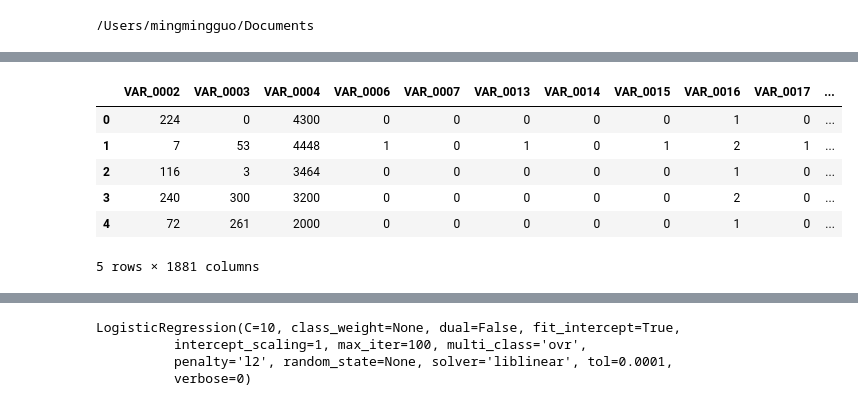
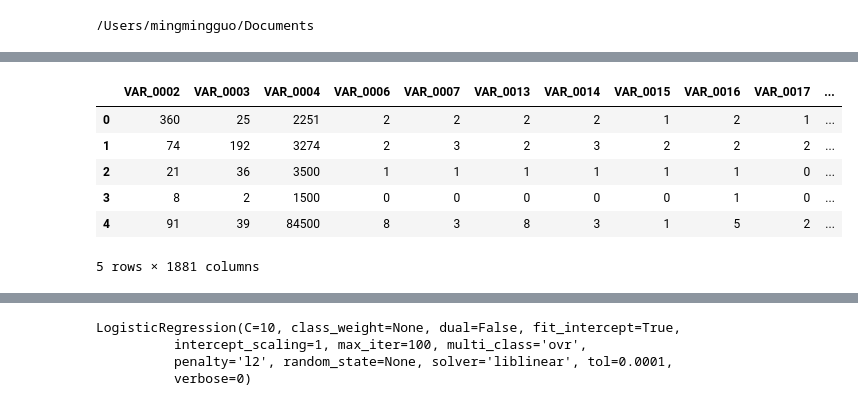
Before and after one commit to beervalley/Data-Science-Intensive, a Jupyter notebook: Kaggle_Capstone_Project/Market_Response_Project.ipynb, the cells around one changed output, grey strips where cells are left out. Cells and saved outputs as stored; diff of their text form; code cells hidden in the pictures.

```diff
--- a/Kaggle_Capstone_Project/Market_Response_Project.ipynb
+++ b/Kaggle_Capstone_Project/Market_Response_Project.ipynb
@@ -21,3 +244,2 @@ Titanic/
 # %%
-data = pd.read_csv('market_train.csv')
-data.head()
+test_data = pd.read_csv("test.csv")
@@ -106,0 +246,4 @@ memory usage: 147.5+ MB
+# %%
+test_data = test_data[:40000]
+test_ID = test_data.pop('ID')
+test_data.head()
@@ -107,12 +258,12 @@ memory usage: 147.5+ MB
 # %%
 numerics = ['float64', 'int64']
-data_num = data.select_dtypes(include=numerics)
-data_num.head()
+test_num_ = test_data.select_dtypes(include=numerics)
+test_num_.head()
 # %% [output]
 |  | VAR_0002 | VAR_0003 | VAR_0004 | VAR_0006 | VAR_0007 | VAR_0013 | VAR_0014 | VAR_0015 | VAR_0016 | VAR_0017 | ... |
-| 0 | 224 | 0 | 4300 | 0 | 0 | 0 | 0 | 0 | 1 | 0 | ... |
-| 1 | 7 | 53 | 4448 | 1 | 0 | 1 | 0 | 1 | 2 | 1 | ... |
-| 2 | 116 | 3 | 3464 | 0 | 0 | 0 | 0 | 0 | 1 | 0 | ... |
-| 3 | 240 | 300 | 3200 | 0 | 0 | 0 | 0 | 0 | 2 | 0 | ... |
-| 4 | 72 | 261 | 2000 | 0 | 0 | 0 | 0 | 0 | 1 | 0 | ... |
+| 0 | 360 | 25 | 2251 | 2 | 2 | 2 | 2 | 1 | 2 | 1 | ... |
+| 1 | 74 | 192 | 3274 | 2 | 3 | 2 | 3 | 2 | 2 | 2 | ... |
+| 2 | 21 | 36 | 3500 | 1 | 1 | 1 | 1 | 1 | 1 | 0 | ... |
+| 3 | 8 | 2 | 1500 | 0 | 0 | 0 | 0 | 0 | 1 | 0 | ... |
+| 4 | 91 | 39 | 84500 | 8 | 3 | 8 | 3 | 1 | 5 | 2 | ... |
 5 rows × 1881 columns
```
Also changed, not shown: parts of 60 cells of this notebook.
